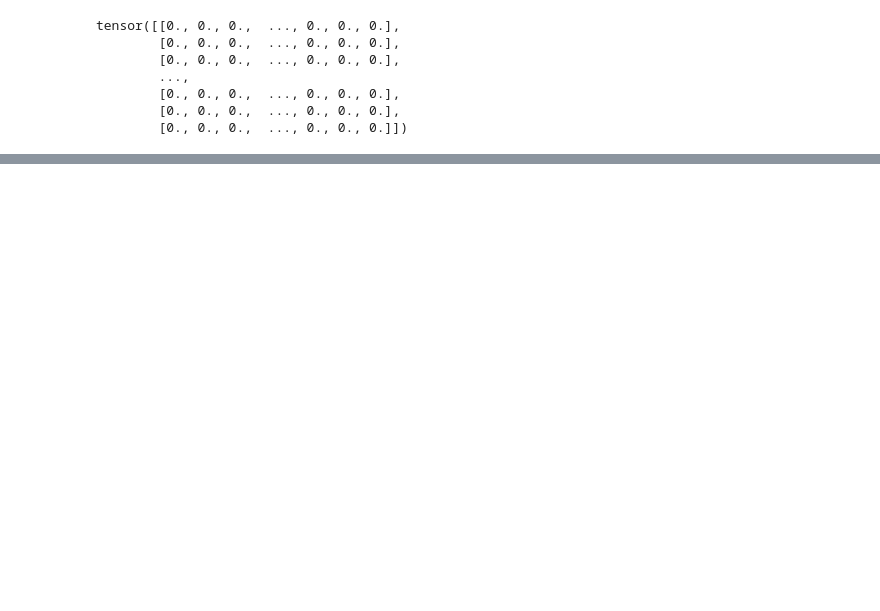
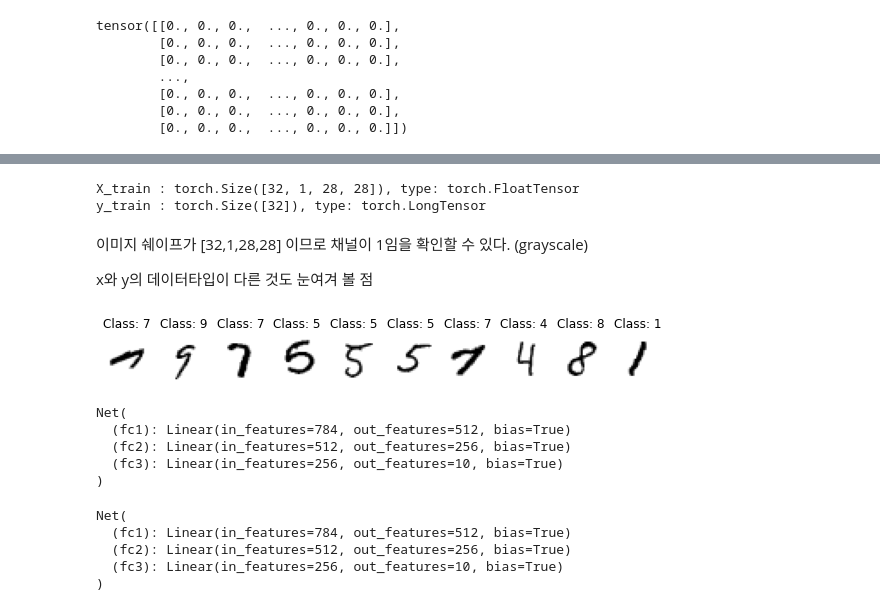
Before and after one commit to YMGYM/python_deeplearning_pytorch, a Jupyter notebook: Pytorch_part1~.ipynb, the cells around one changed output, grey strips where cells are left out. Cells and saved outputs as stored; diff of their text form; code cells hidden in the pictures; blank space fills up the shorter version.

```diff
--- a/Pytorch_part1~.ipynb
+++ b/Pytorch_part1~.ipynb
@@ -362,0 +385,13 @@ y.grad # gradient를 설정하지 않으면 None값이 반환되는 듯 하다.
+# %%
+# 하이퍼파라미터 설정
+BATCH_SIZE = 32 # 32개의 데이터가 1 미니배치를 구성하고 있다.
+EPOCHS = 10
+# %%
+# MNIST 데이터 다운로드
+train_dataset = datasets.MNIST(root = '../data/MNIST', train= True, download=True, transform = transforms.ToTensor())
+test_dataset = datasets.MNIST(root = '../data/MNIST', train= False, transform = transforms.ToTensor())
+# transforms 속성은 데이터 정규화, 텐서로 변환 등...
+# download 속성은 아예 저장할 것인지, 값만 사용할 것인지..
+train_loader = torch.utils.data.DataLoader(dataset = train_dataset, batch_size=BATCH_SIZE, shuffle=True)
+test_loader = torch.utils.data.DataLoader(dataset = test_dataset, batch_size=BATCH_SIZE, shuffle=False)
+# datagenerator와 비슷하다.
@@ -362,0 +411,26 @@ y.grad # gradient를 설정하지 않으면 None값이 반환되는 듯 하다.
+# %%
+# 데이터 확인하기
+for (X_train, y_train) in train_loader:
+  print(f"X_train : {X_train.size()}, type: {X_train.type()}")
+  print(f"y_train : {y_train.size()}, type: {y_train.type()}")
+  break
+# %% [output]
+X_train : torch.Size([32, 1, 28, 28]), type: torch.FloatTensor
+y_train : torch.Size([32]), type: torch.LongTensor
+# %% [markdown]
+이미지 쉐이프가 [32,1,28,28] 이므로
+채널이 1임을 확인할 수 있다. (grayscale)
+
+x와 y의 데이터타입이 다른 것도 눈여겨 볼 점
+# %%
+# 데이터 확인하기
+pltsize =1
+plt.figure(figsize=(10 * pltsize, pltsize))
+
+for i in range(10):
+  plt.subplot(1, 10, i + 1)
+  plt.axis('off')
+  plt.imshow(X_train[i, :, :, :].numpy().reshape(28,28), cmap="gray_r")
+  plt.title("Class: " + str(y_train[i].item()))
+# %% [output]
+[figure, added]
@@ -362,0 +457,21 @@ y.grad # gradient를 설정하지 않으면 None값이 반환되는 듯 하다.
+# %%
+n
+# %% [output]
+Net(
+  (fc1): Linear(in_features=784, out_features=512, bias=True)
+  (fc2): Linear(in_features=512, out_features=256, bias=True)
+  (fc3): Linear(in_features=256, out_features=10, bias=True)
+)
+# %%
+# model, optimizer, objective function 설정
+model = Net().to(DEVICE) # DEVICE 에 할당해 주어야 한다.
+
+optimizer = torch.optim.SGD(model.parameters(), lr = 0.01, momentum=0.5) # 옵티마이저 정의 방식에 주의
+criterion = nn.CrossEntropyLoss() # CrossEntropy를 사용해 계산
+model
+# %% [output]
+Net(
+  (fc1): Linear(in_features=784, out_features=512, bias=True)
+  (fc2): Linear(in_features=512, out_features=256, bias=True)
+  (fc3): Linear(in_features=256, out_features=10, bias=True)
+)
```
Also changed, not shown: parts of 12 cells of this notebook.
